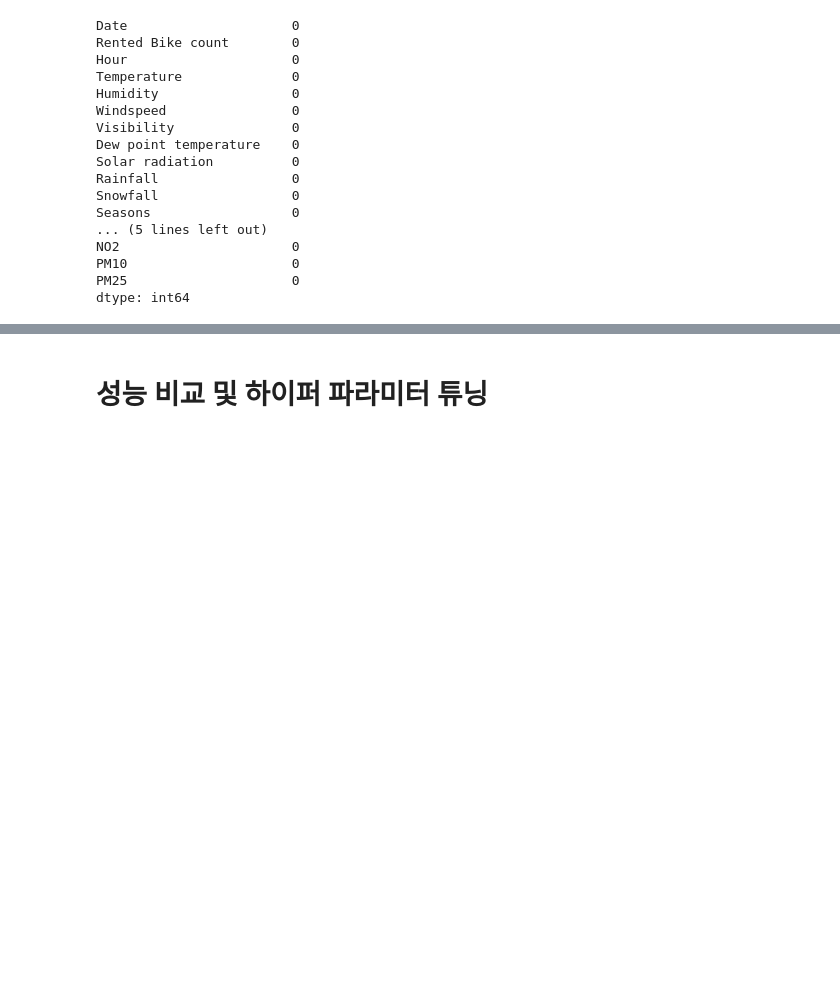
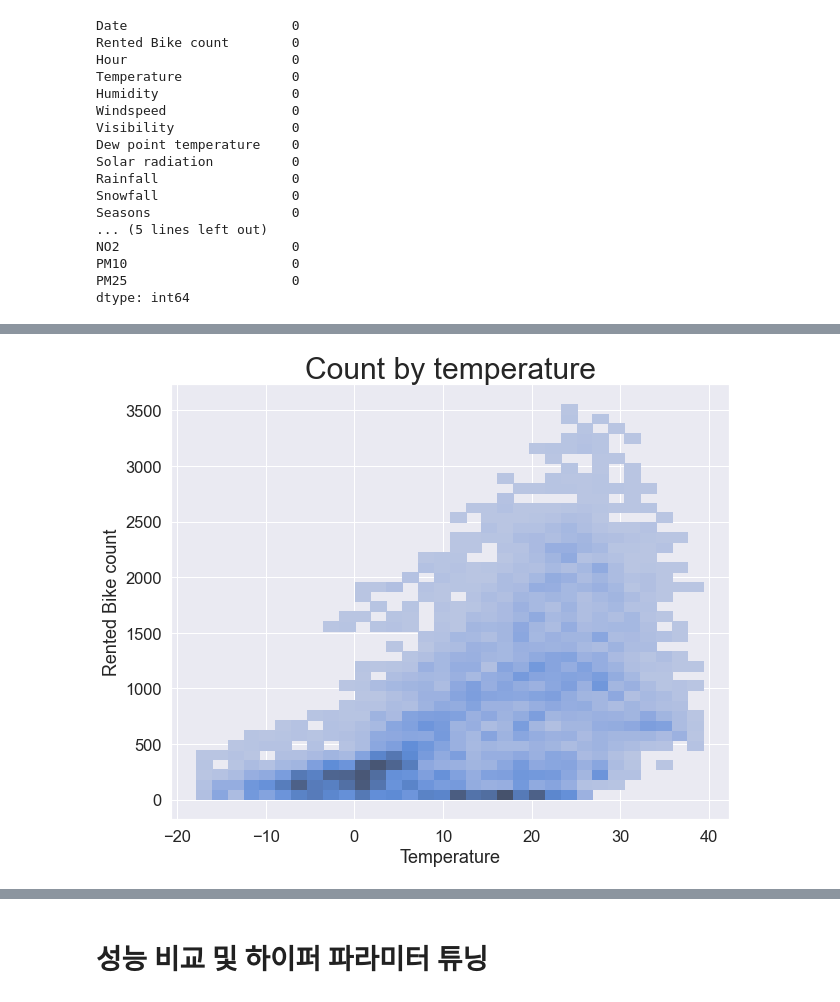
Before and after one commit to jinbyeong/project, a Jupyter notebook: AI_05_박진병_Section2.ipynb, the cells around one changed output, grey strips where cells are left out. Drawn from its saved outputs; the diff is of its cells as text; code cells hidden in the pictures; blank space fills up the shorter version.

```diff
--- a/AI_05_박진병_Section2.ipynb
+++ b/AI_05_박진병_Section2.ipynb
@@ -393,0 +427,7 @@ df_merge.to_csv('rented bike df.csv')
+# %%
+plt.figure(figsize=(10,8))
+sns.set(font_scale=1.5)
+sns.histplot(data=df, x='Temperature',y=target);
+plt.title('Count by temperature',fontsize=30);
+# %% [output]
+[figure, added]
```
Also changed, not shown: parts of 7 cells of this notebook.
